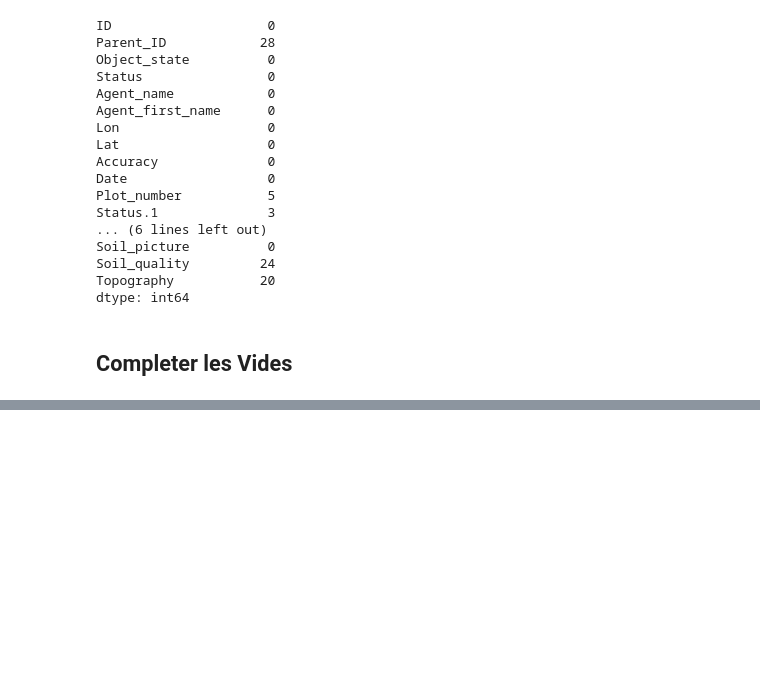
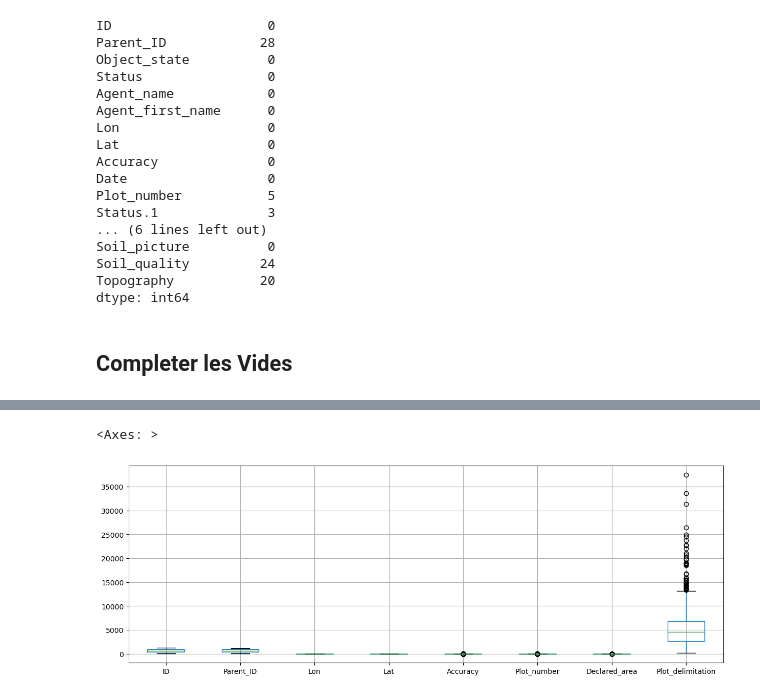
Before and after one commit to francisdanzo/Data-Mining, a Jupyter notebook: TP_DataMining.ipynb, the cells around one changed output, grey strips where cells are left out. Drawn from its saved outputs; the diff is of its cells as text; code cells hidden in the pictures; blank space fills up the shorter version.

```diff
--- a/TP_DataMining.ipynb
+++ b/TP_DataMining.ipynb
@@ -116,10 +116,6 @@ variables_categoriel = datacopy.select_dtypes(include = 'object').columns
 # %%
 for i in variables_categoriel:
     if datacopy[i].isnull().any():
-        mode_val = datacopy[i].dropna().astype(str).str.strip()
-        if not mode_val.empty:
-            modval = mode_val.mod()[0]
-            datacopy[i].fillna(modval, inplace = True)
-        else:
-            datacopy[i].fillna('inconnu', inplace = True)
+        missection = datacopy[datacopy[i].isnull()].index.tolist()
+        datacopy[i].iloc[missection] = datacopy[i].mode()[0]
 # %% [output]
@@ -126,0 +171,2 @@ TypeError: Series.mod() missing 1 required positional argument: 'other'
+# %%
+datacopy_clean = datacopy.dropna(subset=['Parent_ID', 'Plot_number'])
@@ -126,0 +303,8 @@ TypeError: Series.mod() missing 1 required positional argument: 'other'
+# %%
+def check_outliers(df):
+    return df.boxplot(figsize=(15,5))
+# %%
+check_outliers(datacopy_clean)
+# %% [output]
+<Axes: >
+[figure, added]
```
Also changed, not shown: parts of 20 cells of this notebook.
